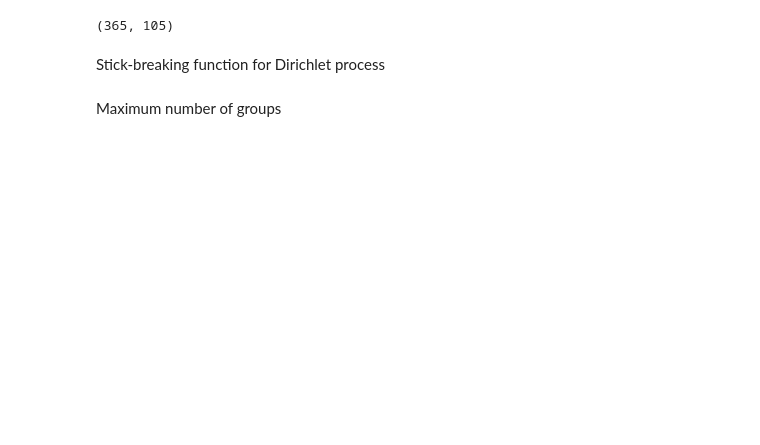
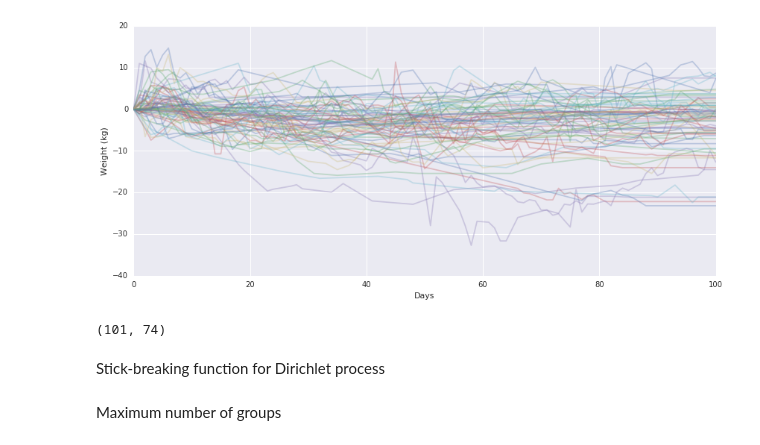
Before and after one commit to fonnesbeck/psychosocial_determinants_bmi, a Jupyter notebook: notebooks/BMI Trajectories.ipynb, the cells around one changed output. Cells and saved outputs as stored; diff of their text form; code cells hidden in the pictures; blank space fills up the shorter version.

```diff
--- a/notebooks/BMI Trajectories.ipynb
+++ b/notebooks/BMI Trajectories.ipynb
@@ -32,9 +40,17 @@ axes.set_ylabel('Weight (kg)');
 # %%
-weight_change = weight_change.loc[:, weight_change.notnull().sum() >= 10]
+data_subset = weight_change.loc[:100]
+data_subset = data_subset.loc[:, data_subset.notnull().sum() >= 10]
+# %%
+fig, axes = plt.subplots(figsize=(14,6))
+(data_subset.interpolate(limit=100)
+            .plot(legend=False, alpha=0.3, ax=axes))
+axes.set_ylabel('Weight (kg)');
+# %% [output]
+[figure, added]
 # %%
-weight_change.shape
+data_subset.shape
 # %% [output]
-(365, 105)
+(101, 74)
 # %% [markdown]
 Stick-breaking function for Dirichlet process
 # %%
```
Also changed, not shown: parts of 18 cells of this notebook.
